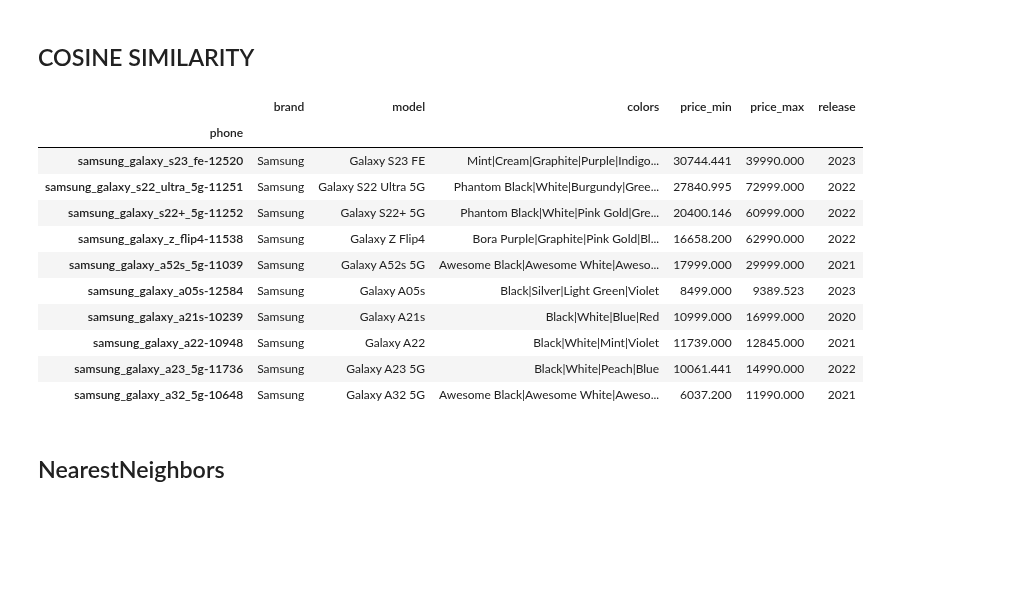
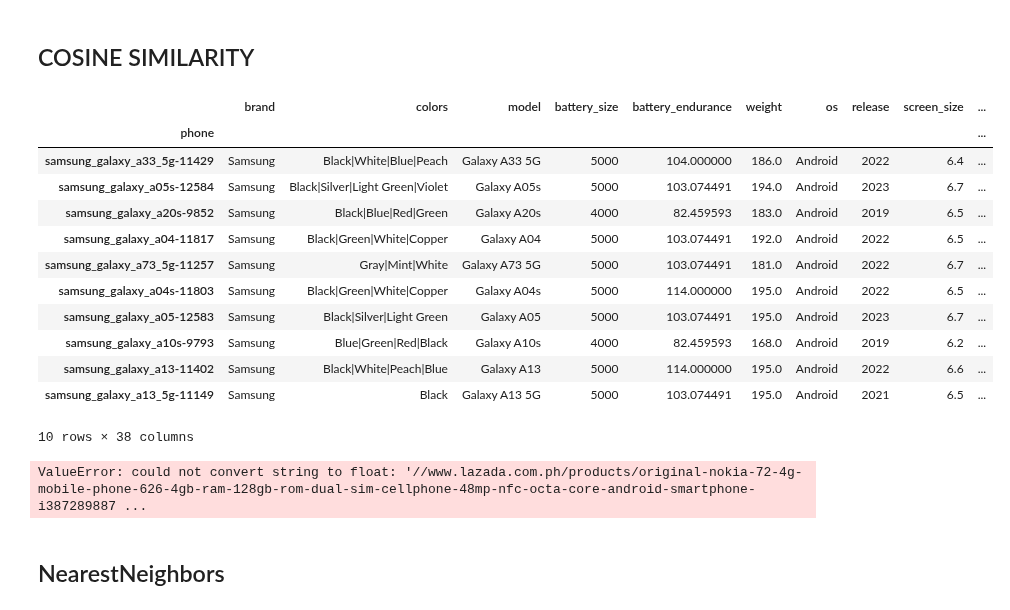
Before and after one commit to RenzVillegas24/GSMArena_Scraper, a Jupyter notebook: GSMArena_API.ipynb, the cells around one changed output. Drawn from its saved outputs; the diff is of its cells as text; code cells hidden in the pictures; blank space fills up the shorter version.

```diff
--- a/GSMArena_API.ipynb
+++ b/GSMArena_API.ipynb
@@ -845,0 +1347,4 @@ from sklearn.preprocessing import StandardScaler
+# %%
+# open the file
+with open('clean_phone_data.csv', 'r') as f:
+    clean_data = pd.read_csv(f)
@@ -845,0 +1369,6 @@ from sklearn.preprocessing import StandardScaler
+# %%
+# show more plot, comparing the values show the distribution of the data
+for i in clean_data.columns:
+    if clean_data[i].dtype == 'float64':
+        sns.histplot(clean_data[i])
+        plt.show()
@@ -1487,3 +2100,15 @@ You can try to debug the error by setting error_score='raise'.
+# %%
+# use confusion matrix
+from sklearn.model_selection import train_test_split
+from sklearn.metrics import confusion_matrix
+from sklearn.linear_model import LogisticRegression
+
+
+tfidf = TfidfVectorizer(stop_words='english')
+clean_data_details = tfidf.fit_transform(clean_data['details'])
+
+# remove the details
+clean_data = clean_data.drop('details', axis=1)
 # %% [markdown]
 ## COSINE SIMILARITY
 # %%
@@ -1498,43 +2123,71 @@ import numpy as np
 # concatenate the strings
 
 
 # remove non utf-8 characters
 def recommend(
         specs,
         n=10,
         **kwargs):
 
     tfidf = TfidfVectorizer(stop_words='english')
     X = tfidf.fit_transform(clean_data['details'].str.replace(r'[^a-zA-Z0-9_]', ' ', regex=True))
     # Transform the input specs using TF-IDF vectorizer
     specs_vectorized = tfidf.transform([specs])
 
     for k, v in kwargs.items():
         if k in clean_data.columns:
             X = hstack((X, tfidf.fit_transform(clean_data[k].astype(str).str.replace(r'[^a-zA-Z0-9_]', ' ', regex=True))))
             specs_vectorized = hstack((specs_vectorized, tfidf.transform([v])))
 
 
     # Calculate similarity scores between input specs and all phones
     sim_scores = cosine_similarity(specs_vectorized, X)
 
+    # print mean absolute error of the results
+
 
     # Return recommended phones
     return clean_data.iloc[sim_scores.argsort()[0][::-1][:n]]
 
 
+
+
 # get the recommended phone
-recommend('', brand='samsung', colors='purple', price_min = '10000' )
+recommend('', brand='samsung', price = '19000' )
 # %% [output]
-|  | brand | model | colors | price_min | price_max | release |
-| phone |  |  |  |  |  |  |
-| samsung_galaxy_s23_fe-12520 | Samsung | Galaxy S23 FE | Mint|Cream|Graphite|Purple|Indigo... | 30744.441 | 39990.000 | 2023 |
-| samsung_galaxy_s22_ultra_5g-11251 | Samsung | Galaxy S22 Ultra 5G | Phantom Black|White|Burgundy|Gree... | 27840.995 | 72999.000 | 2022 |
-| samsung_galaxy_s22+_5g-11252 | Samsung | Galaxy S22+ 5G | Phantom Black|White|Pink Gold|Gre... | 20400.146 | 60999.000 | 2022 |
-| samsung_galaxy_z_flip4-11538 | Samsung | Galaxy Z Flip4 | Bora Purple|Graphite|Pink Gold|Bl... | 16658.200 | 62990.000 | 2022 |
-| samsung_galaxy_a52s_5g-11039 | Samsung | Galaxy A52s 5G | Awesome Black|Awesome White|Aweso... | 17999.000 | 29999.000 | 2021 |
-| samsung_galaxy_a05s-12584 | Samsung | Galaxy A05s | Black|Silver|Light Green|Violet | 8499.000 | 9389.523 | 2023 |
-| samsung_galaxy_a21s-10239 | Samsung | Galaxy A21s | Black|White|Blue|Red | 10999.000 | 16999.000 | 2020 |
-| samsung_galaxy_a22-10948 | Samsung | Galaxy A22 | Black|White|Mint|Violet | 11739.000 | 12845.000 | 2021 |
-| samsung_galaxy_a23_5g-11736 | Samsung | Galaxy A23 5G | Black|White|Peach|Blue | 10061.441 | 14990.000 | 2022 |
-| samsung_galaxy_a32_5g-10648 | Samsung | Galaxy A32 5G | Awesome Black|Awesome White|Aweso... | 6037.200 | 11990.000 | 2021 |
+|  | brand | colors | model | battery_size | battery_endurance | weight | os | release | screen_size | ... |
+| phone |  |  |  |  |  |  |  |  |  | ... |
+| samsung_galaxy_a33_5g-11429 | Samsung | Black|White|Blue|Peach | Galaxy A33 5G | 5000 | 104.000000 | 186.0 | Android | 2022 | 6.4 | ... |
+| samsung_galaxy_a05s-12584 | Samsung | Black|Silver|Light Green|Violet | Galaxy A05s | 5000 | 103.074491 | 194.0 | Android | 2023 | 6.7 | ... |
+| samsung_galaxy_a20s-9852 | Samsung | Black|Blue|Red|Green | Galaxy A20s | 4000 | 82.459593 | 183.0 | Android | 2019 | 6.5 | ... |
+| samsung_galaxy_a04-11817 | Samsung | Black|Green|White|Copper | Galaxy A04 | 5000 | 103.074491 | 192.0 | Android | 2022 | 6.5 | ... |
+| samsung_galaxy_a73_5g-11257 | Samsung | Gray|Mint|White | Galaxy A73 5G | 5000 | 103.074491 | 181.0 | Android | 2022 | 6.7 | ... |
+| samsung_galaxy_a04s-11803 | Samsung | Black|Green|White|Copper | Galaxy A04s | 5000 | 114.000000 | 195.0 | Android | 2022 | 6.5 | ... |
+| samsung_galaxy_a05-12583 | Samsung | Black|Silver|Light Green | Galaxy A05 | 5000 | 103.074491 | 195.0 | Android | 2023 | 6.7 | ... |
+| samsung_galaxy_a10s-9793 | Samsung | Blue|Green|Red|Black | Galaxy A10s | 4000 | 82.459593 | 168.0 | Android | 2019 | 6.2 | ... |
+| samsung_galaxy_a13-11402 | Samsung | Black|White|Peach|Blue | Galaxy A13 | 5000 | 114.000000 | 195.0 | Android | 2022 | 6.6 | ... |
+| samsung_galaxy_a13_5g-11149 | Samsung | Black | Galaxy A13 5G | 5000 | 103.074491 | 195.0 | Android | 2021 | 6.5 | ... |
+10 rows × 38 columns
+# %%
+# get the f1 score of the algorithm
+from sklearn.metrics import f1_score
+from sklearn.model_selection import train_test_split
+from sklearn.linear_model import LogisticRegression
+
+# Split the data into a training and test set
+X_train, X_test, y_train, y_test = train_test_split(X, y, test_size=0.3, random_state=42)
+
+# Create a logistic regression classifier
+logreg = LogisticRegression()
+
+# Fit the classifier to the training data
+logreg.fit(X_train, y_train)
+
+# Predict the labels of the test set
+y_pred = logreg.predict(X_test)
+
+# Compute the F1 score
+f1 = f1_score(y_test, y_pred, average='micro')
+print(f1)
+# %% [output]
+ValueError: could not convert string to float: '//www.lazada.com.ph/products/original-nokia-72-4g-mobile-phone-626-4gb-ram-128gb-rom-dual-sim-cellphone-48mp-nfc-octa-core-android-smartphone-i387289887 ...
```
Also changed, not shown: parts of 39 cells of this notebook, 11 other files.
